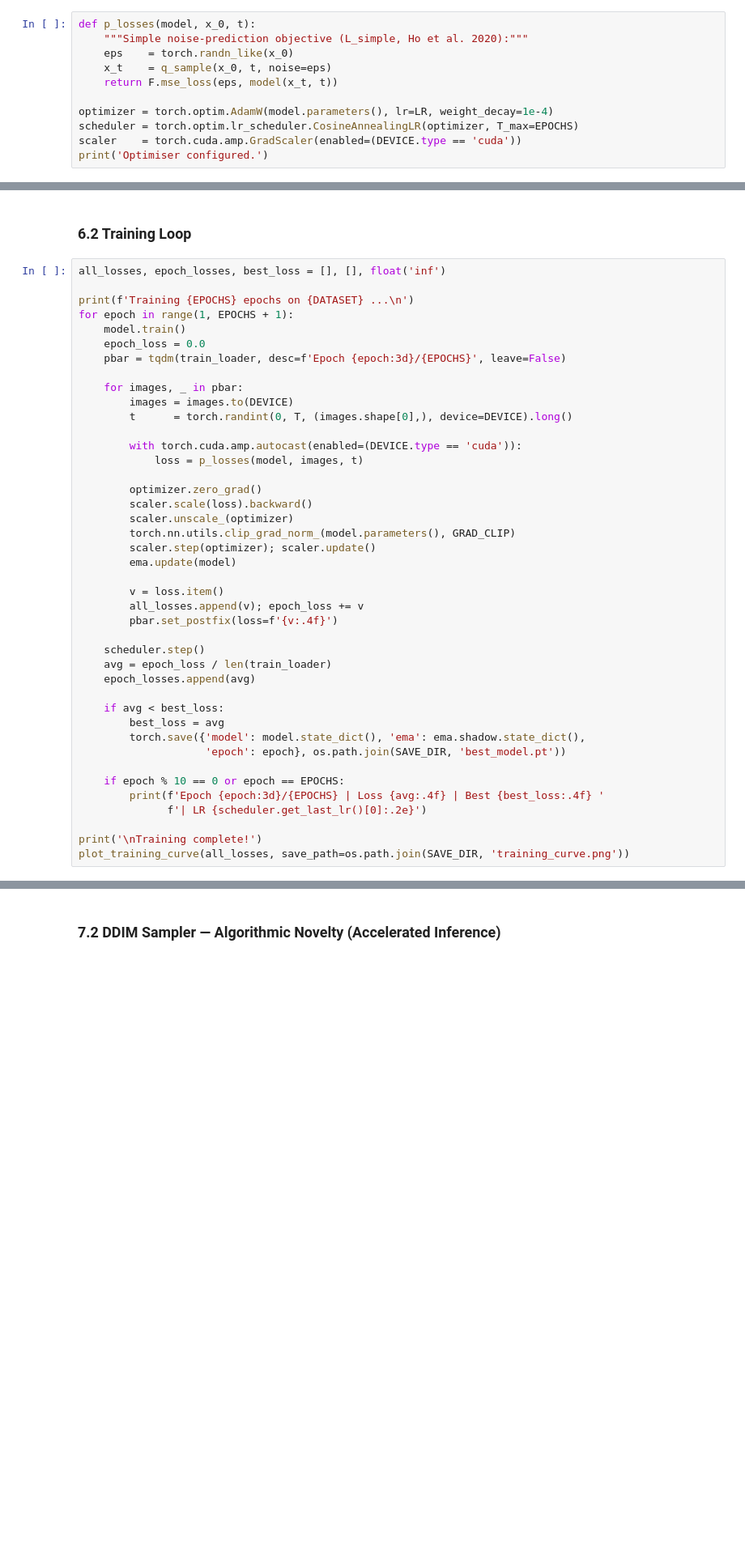
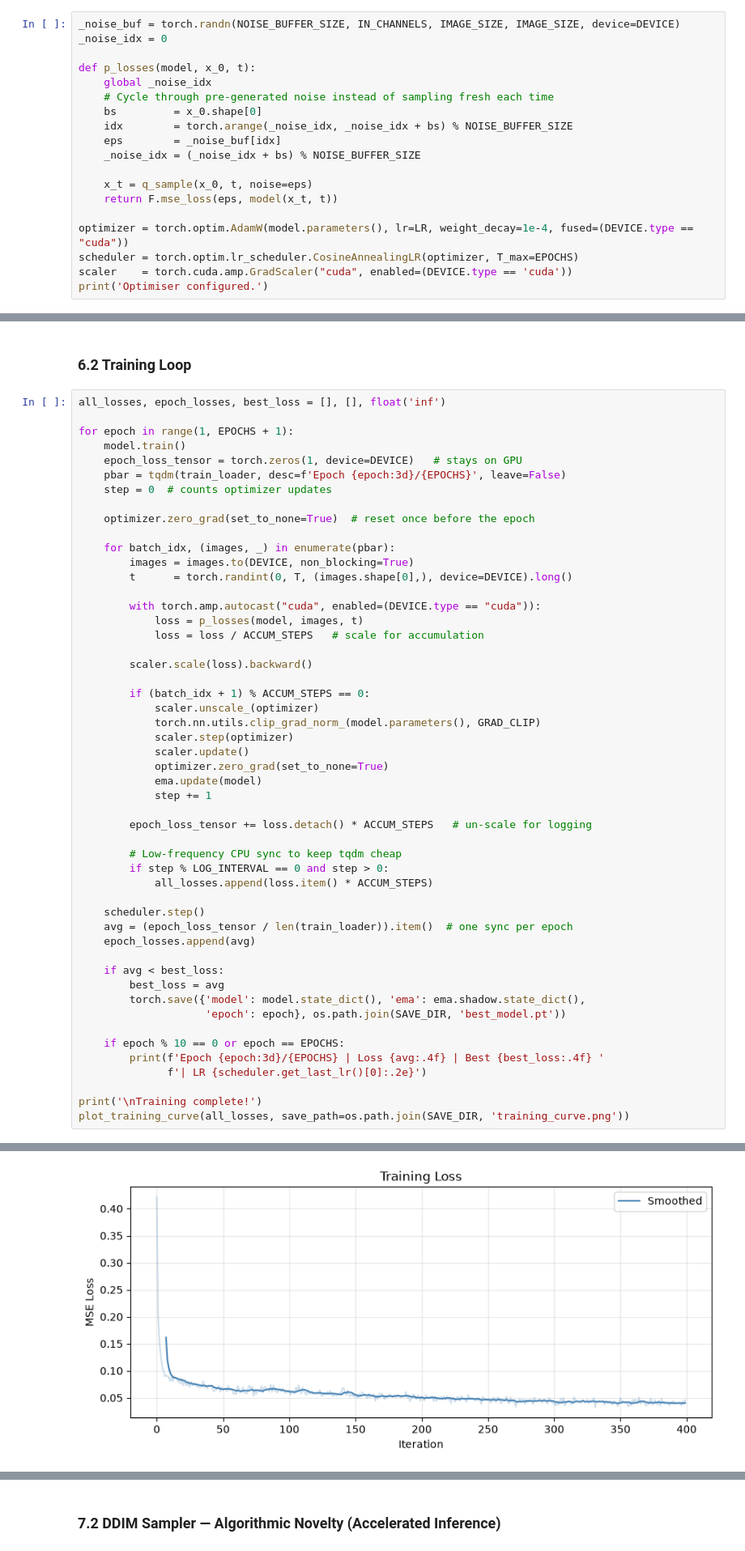
Before and after one commit to yufedor/visionDepthEstimation, a Jupyter notebook: project5_lightweight_ddpm.ipynb, the cells around one changed output, grey strips where cells are left out. Shown at 81% size. Saved outputs shown, nothing was run; the diff lists cells and outputs as text; blank space fills up the shorter version.

```diff
--- a/project5_lightweight_ddpm.ipynb
+++ b/project5_lightweight_ddpm.ipynb
@@ -371,13 +489,21 @@ print(f'Input  : {_x.shape}  ->  Output : {_o.shape}  OK')
 ## 6. Train
 ### 6.1 Loss & Optimiser
 # %%
+_noise_buf = torch.randn(NOISE_BUFFER_SIZE, IN_CHANNELS, IMAGE_SIZE, IMAGE_SIZE, device=DEVICE)
+_noise_idx = 0
+
 def p_losses(model, x_0, t):
-    """Simple noise-prediction objective (L_simple, Ho et al. 2020):"""
-    eps    = torch.randn_like(x_0)
-    x_t    = q_sample(x_0, t, noise=eps)
+    global _noise_idx
+    # Cycle through pre-generated noise instead of sampling fresh each time
+    bs         = x_0.shape[0]
+    idx        = torch.arange(_noise_idx, _noise_idx + bs) % NOISE_BUFFER_SIZE
+    eps        = _noise_buf[idx]
+    _noise_idx = (_noise_idx + bs) % NOISE_BUFFER_SIZE
+
+    x_t = q_sample(x_0, t, noise=eps)
     return F.mse_loss(eps, model(x_t, t))
 
-optimizer = torch.optim.AdamW(model.parameters(), lr=LR, weight_decay=1e-4)
+optimizer = torch.optim.AdamW(model.parameters(), lr=LR, weight_decay=1e-4, fused=(DEVICE.type == "cuda"))
 scheduler = torch.optim.lr_scheduler.CosineAnnealingLR(optimizer, T_max=EPOCHS)
-scaler    = torch.cuda.amp.GradScaler(enabled=(DEVICE.type == 'cuda'))
+scaler    = torch.cuda.amp.GradScaler("cuda", enabled=(DEVICE.type == 'cuda'))
 print('Optimiser configured.')
@@ -386,32 +514,41 @@ print('Optimiser configured.')
 # %%
 all_losses, epoch_losses, best_loss = [], [], float('inf')
 
-print(f'Training {EPOCHS} epochs on {DATASET} ...\n')
 for epoch in range(1, EPOCHS + 1):
     model.train()
-    epoch_loss = 0.0
+    epoch_loss_tensor = torch.zeros(1, device=DEVICE)   # stays on GPU
     pbar = tqdm(train_loader, desc=f'Epoch {epoch:3d}/{EPOCHS}', leave=False)
+    step = 0  # counts optimizer updates
 
-    for images, _ in pbar:
-        images = images.to(DEVICE)
+    optimizer.zero_grad(set_to_none=True)  # reset once before the epoch
+
+    for batch_idx, (images, _) in enumerate(pbar):
+        images = images.to(DEVICE, non_blocking=True)
         t      = torch.randint(0, T, (images.shape[0],), device=DEVICE).long()
 
-        with torch.cuda.amp.autocast(enabled=(DEVICE.type == 'cuda')):
+        with torch.amp.autocast("cuda", enabled=(DEVICE.type == "cuda")):
             loss = p_losses(model, images, t)
+            loss = loss / ACCUM_STEPS   # scale for accumulation
 
-        optimizer.zero_grad()
         scaler.scale(loss).backward()
-        scaler.unscale_(optimizer)
-        torch.nn.utils.clip_grad_norm_(model.parameters(), GRAD_CLIP)
-        scaler.step(optimizer); scaler.update()
-        ema.update(model)
 
-        v = loss.item()
-        all_losses.append(v); epoch_loss += v
-        pbar.set_postfix(loss=f'{v:.4f}')
+        if (batch_idx + 1) % ACCUM_STEPS == 0:
+            scaler.unscale_(optimizer)
+            torch.nn.utils.clip_grad_norm_(model.parameters(), GRAD_CLIP)
+            scaler.step(optimizer)
+            scaler.update()
+            optimizer.zero_grad(set_to_none=True)
+            ema.update(model)
+            step += 1
+
+        epoch_loss_tensor += loss.detach() * ACCUM_STEPS   # un-scale for logging
+
+        # Low-frequency CPU sync to keep tqdm cheap
+        if step % LOG_INTERVAL == 0 and step > 0:
+            all_losses.append(loss.item() * ACCUM_STEPS)
 
     scheduler.step()
-    avg = epoch_loss / len(train_loader)
+    avg = (epoch_loss_tensor / len(train_loader)).item()  # one sync per epoch
     epoch_losses.append(avg)
 
     if avg < best_loss:
@@ -425,3 +562,4 @@ for epoch in range(1, EPOCHS + 1):
 
 print('\nTraining complete!')
 plot_training_curve(all_losses, save_path=os.path.join(SAVE_DIR, 'training_curve.png'))
+# %% [output]
@@ -428,3 +578,4 @@ plot_training_curve(all_losses, save_path=os.path.join(SAVE_DIR, 'training_curve
+[figure, added]
 # %% [markdown]
 ---
 ## 7. Test
```
Also changed, not shown: parts of 16 cells of this notebook, 2 other files.
